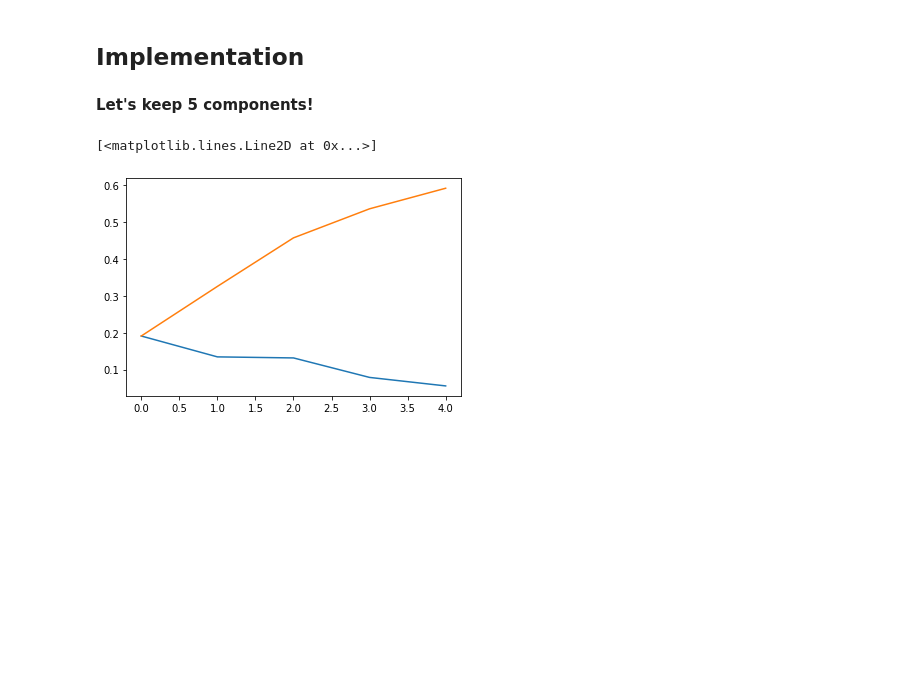
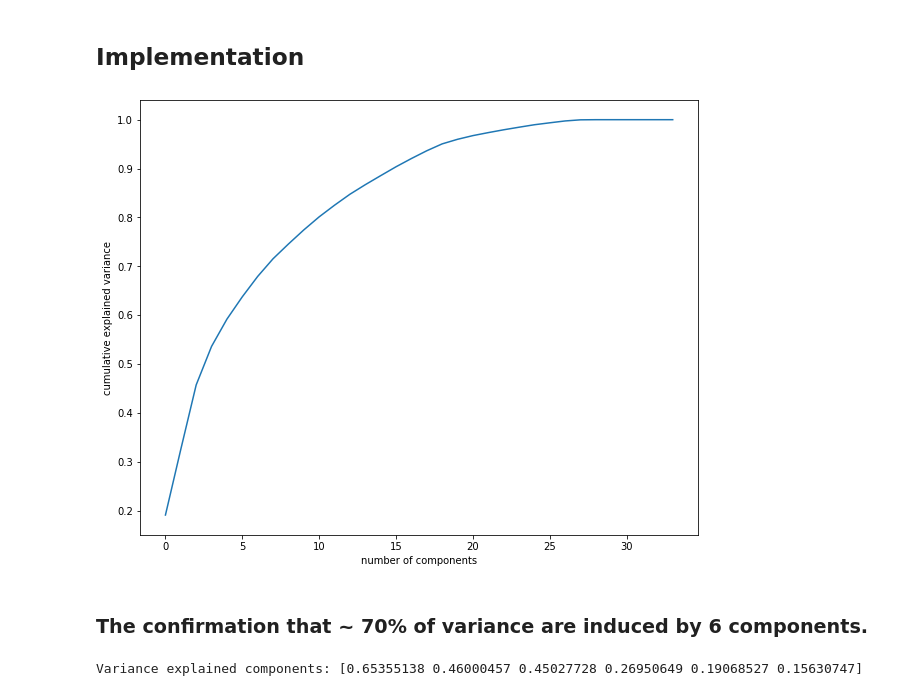
Before and after one commit to MikeHatchi/Big-Mart-Sales-III, a Jupyter notebook: Big_Mart_sales_III.ipynb, the cells around one changed output. Drawn from its saved outputs; the diff is of its cells as text; code cells hidden in the pictures; blank space fills up the shorter version.

```diff
--- a/Big_Mart_sales_III.ipynb
+++ b/Big_Mart_sales_III.ipynb
@@ -269,6 +254,24 @@ Variance explained for 5 components: [0.65355138 0.46000457 0.45027714 0.2695065
 ___
 # %% [markdown]
 ## Implementation
-# %% [markdown]
-**Let's keep 5 components!**
+# %%
+from sklearn.decomposition import PCA
+
+plt.figure(figsize=(10,8))
+pca = PCA().fit(features_final)
+plt.plot(np.cumsum(pca.explained_variance_ratio_))
+plt.xlabel('number of components')
+plt.ylabel('cumulative explained variance');
+# %% [output]
+[figure, added]
+# %% [markdown]
+### The confirmation that ~ 70% of variance are induced by 6 components.
+# %%
+pca = PCA(n_components=6)
+pca.fit(features_final)
+
+# print(pca.components_)
+print("Variance explained components:", pca.explained_variance_)
+# %% [output]
+Variance explained components: [0.65355138 0.46000457 0.45027728 0.26950649 0.19068527 0.15630747]
 # %%
@@ -278,9 +278,3 @@ pca.fit(features_final)
 # transform features_final using the PCA fit above
 reduced_fl = pca.transform(features_final)
 # print(reduced_fl)
-# %%
-plt.plot(range(5), pca.explained_variance_ratio_)
-plt.plot(range(5), np.cumsum(pca.explained_variance_ratio_))
-# %% [output]
-[<matplotlib.lines.Line2D at 0x...>]
-[figure, removed]
```
Also changed, not shown: parts of 12 cells of this notebook.
